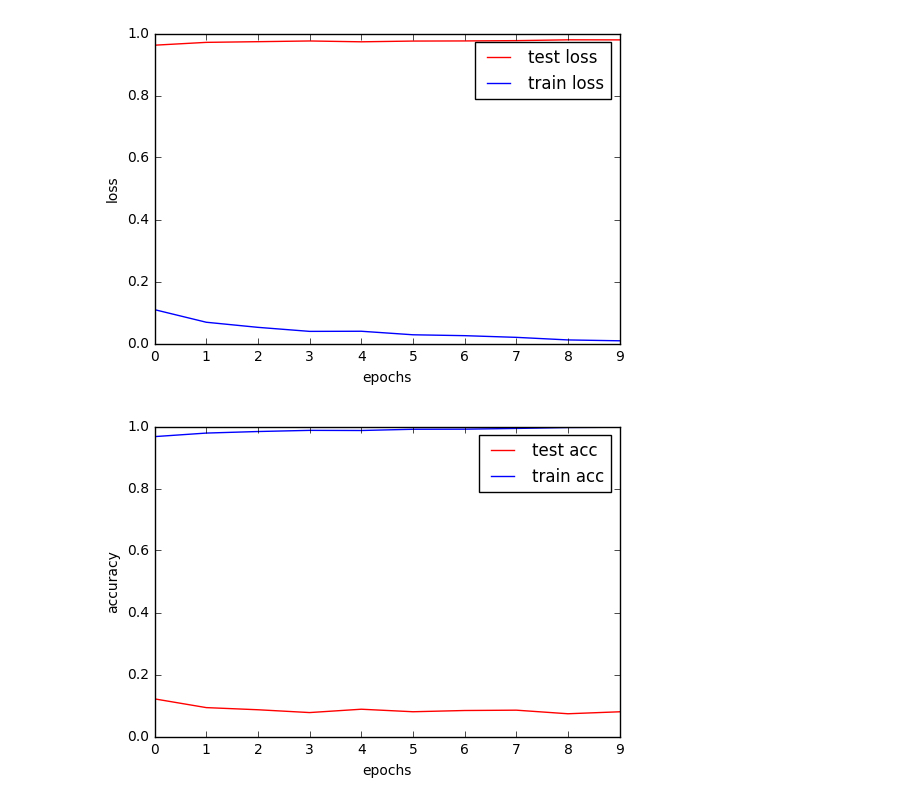
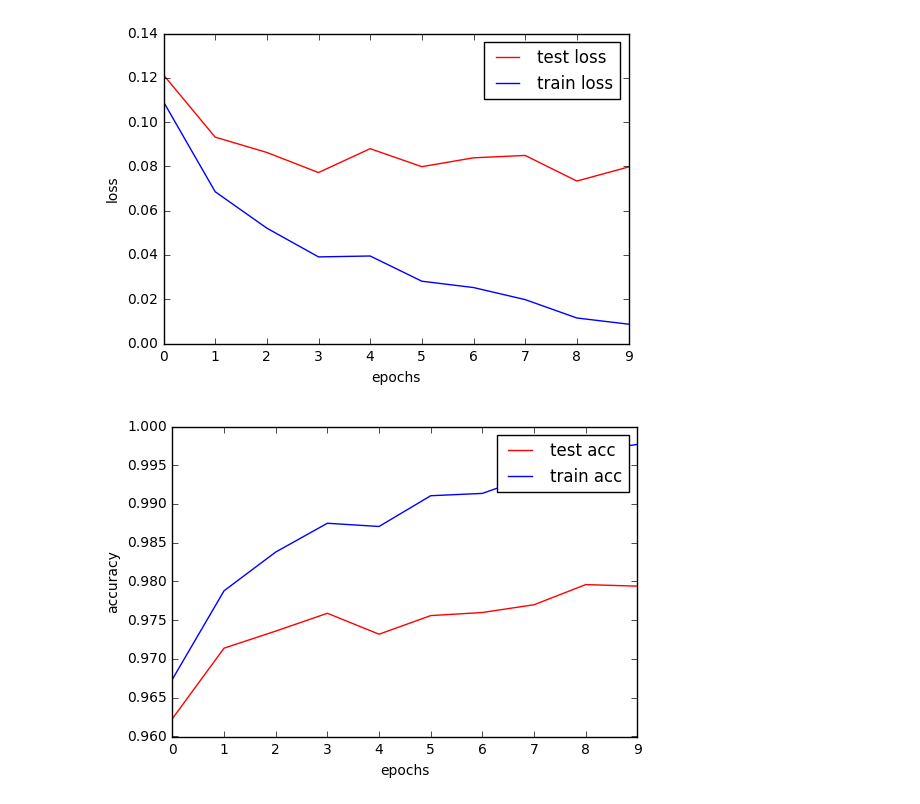
Before and after one commit to harperjiang/TTIC31230, a Jupyter notebook: ps1/PS1.ipynb, the cells around one changed output. Drawn from its saved outputs; the diff is of its cells as text; code cells hidden in the pictures.

```diff
--- a/ps1/PS1.ipynb
+++ b/ps1/PS1.ipynb
@@ -84,8 +84,8 @@ while ep < epoch:
     # evaluate on testset
     avg_acc, avg_loss = eval(v_imgs, v_labels)
     print("test accuracy=%.4f" % avg_acc)
-    test_loss.append(avg_acc)
-    test_acc.append(avg_loss)
+    test_loss.append(avg_loss)
+    test_acc.append(avg_acc)
     stime = time()
     ep += 1
 
@@ -210,8 +210,8 @@ while ep < epoch:
     # evaluate on testset
     avg_acc, avg_loss = eval(v_imgs, v_labels)
     print("test accuracy=%.4f" % avg_acc)
-    test_loss.append(avg_acc)
-    test_acc.append(avg_loss)
+    test_loss.append(avg_loss)
+    test_acc.append(avg_acc)
     stime = time()
     ep += 1
 
@@ -335,8 +335,8 @@ while ep < epoch:
     # evaluate on testset
     avg_acc, avg_loss = eval(v_imgs, v_labels)
     print("test accuracy=%.4f" % avg_acc)
-    test_loss.append(avg_acc)
-    test_acc.append(avg_loss)
+    test_loss.append(avg_loss)
+    test_acc.append(avg_acc)
     stime = time()
     ep += 1
 
@@ -377,3 +377,3 @@ Epoch 9: train loss = 0.0087 [167.186 secs]
 test accuracy=0.9794
-[figure, old version]
+[figure, new version]
-[figure, old version]
+[figure, new version]
```
Also changed, not shown: parts of 3 cells of this notebook.
